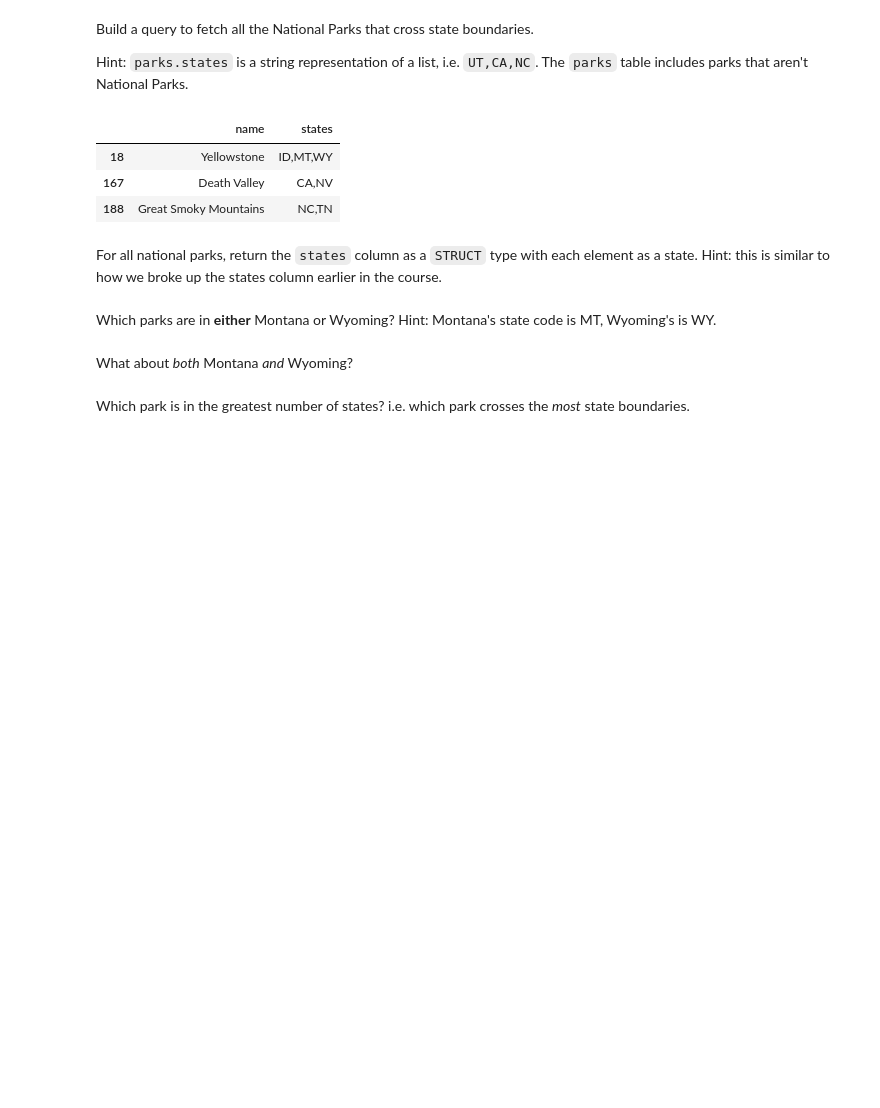
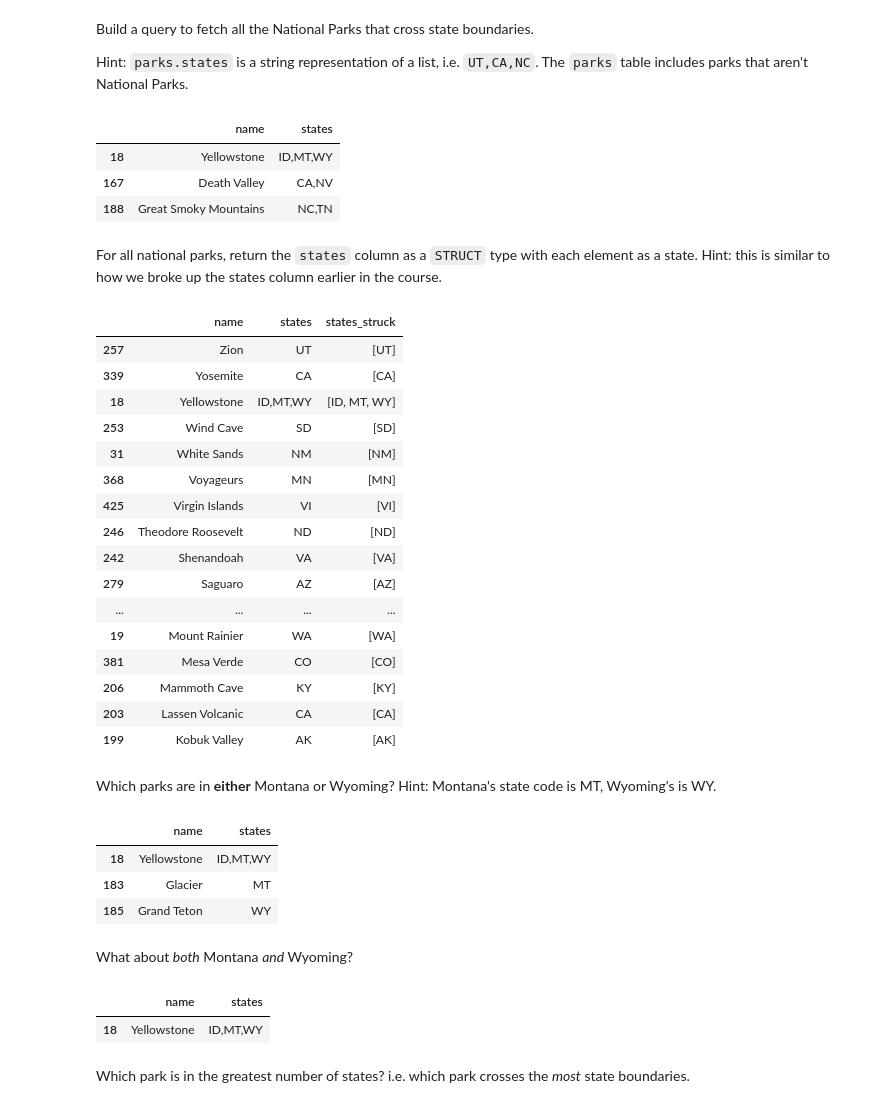
Before and after one commit to educifuentes/fundamentals-of-data-transformation-4554074, a Jupyter notebook: course/03-pandas/excercises/blank-excercise edu.ipynb, the cells around one changed output. Cells and saved outputs as stored; diff of their text form; code cells hidden in the pictures; blank space fills up the shorter version.

```diff
--- a/course/03-pandas/excercises/blank-excercise edu.ipynb
+++ b/course/03-pandas/excercises/blank-excercise edu.ipynb
@@ -36,9 +42,50 @@ parks_df[multiple_states & national_parks][["name", "states"]]
 | 188 | Great Smoky Mountains | NC,TN |
 # %% [markdown]
 For all national parks, return the `states` column as a `STRUCT` type with each element as a state. Hint: this is similar to how we broke up the states column earlier in the course.
+# %%
+
+parks_df["states_struck"] = parks_df["states"].str.split(",")
+
+parks_df[national_parks][["name", "states", "states_struck"]].sort_values(by = "name", ascending=False).head(20)
+# %% [output]
+|  | name | states | states_struck |
+| 257 | Zion | UT | [UT] |
+| 339 | Yosemite | CA | [CA] |
+| 18 | Yellowstone | ID,MT,WY | [ID, MT, WY] |
+| 253 | Wind Cave | SD | [SD] |
+| 31 | White Sands | NM | [NM] |
+| 368 | Voyageurs | MN | [MN] |
+| 425 | Virgin Islands | VI | [VI] |
+| 246 | Theodore Roosevelt | ND | [ND] |
+| 242 | Shenandoah | VA | [VA] |
+| 279 | Saguaro | AZ | [AZ] |
+| ... | ... | ... | ... |
+| 19 | Mount Rainier | WA | [WA] |
+| 381 | Mesa Verde | CO | [CO] |
+| 206 | Mammoth Cave | KY | [KY] |
+| 203 | Lassen Volcanic | CA | [CA] |
+| 199 | Kobuk Valley | AK | [AK] |
 # %% [markdown]
 Which parks are in **either** Montana or Wyoming? Hint: Montana's state code is MT, Wyoming's is WY.
+# %%
+state_filter =  ( parks_df["states"].str.contains("MT") | parks_df["states"].str.contains("WY"))
+
+parks_df[state_filter & national_parks][["name", "states"]]
+# %% [output]
+|  | name | states |
+| 18 | Yellowstone | ID,MT,WY |
+| 183 | Glacier | MT |
+| 185 | Grand Teton | WY |
 # %% [markdown]
 What about _both_ Montana _and_ Wyoming?
+# %%
+national_parks_df = parks_df[national_parks]
+
+state_filter =  ( parks_df["states"].str.contains("MT") & parks_df["states"].str.contains("WY"))
+
+national_parks_df[state_filter][["name", "states"]]
+# %% [output]
+|  | name | states |
+| 18 | Yellowstone | ID,MT,WY |
 # %% [markdown]
 Which park is in the greatest number of states? i.e. which park crosses the _most_ state boundaries.
```
Also changed, not shown: parts of 4 cells of this notebook.
